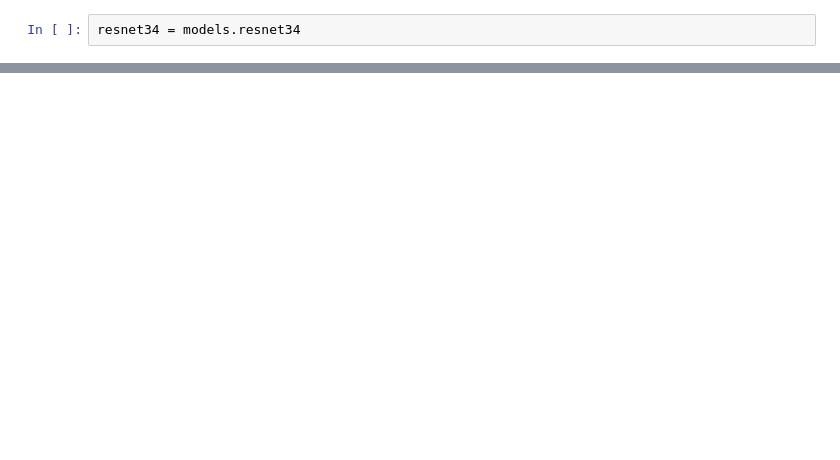
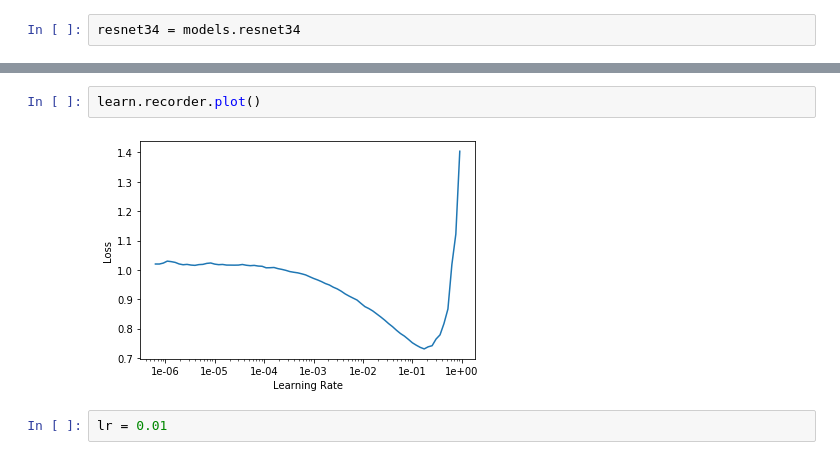
Before and after one commit to DougForrest/plaquebox-paper, a Jupyter notebook: fastai_multiclass.ipynb, the cells around one changed output, grey strips where cells are left out. Saved outputs shown, nothing was run; the diff lists cells and outputs as text; blank space fills up the shorter version.

```diff
--- a/fastai_multiclass.ipynb
+++ b/fastai_multiclass.ipynb
@@ -132,0 +141,6 @@ learn = cnn_learner(data, resnet34, metrics=[acc_05, f_score])
+# %%
+learn.recorder.plot()
+# %% [output]
+[figure, added]
+# %%
+lr = 0.01
```
Also changed, not shown: parts of 17 cells of this notebook.
